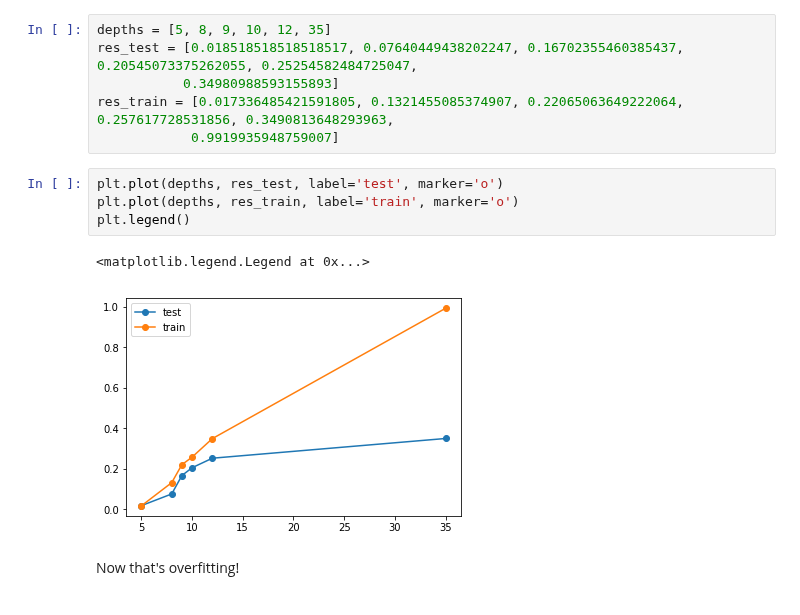
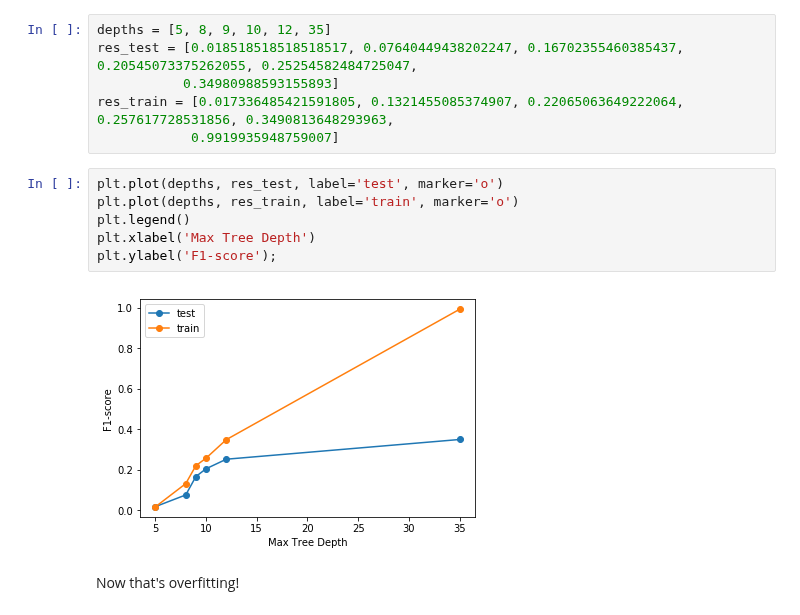
Before and after one commit to kbfreder/phishing-urls, a Jupyter notebook: notebooks/05-model_tuning.ipynb, the cells around one changed output. Drawn from its saved outputs; the diff is of its cells as text.

```diff
--- a/notebooks/05-model_tuning.ipynb
+++ b/notebooks/05-model_tuning.ipynb
@@ -352,10 +353,11 @@ res_train = [0.017336485421591805, 0.1321455085374907, 0.22065063649222064, 0.25
 # %%
 plt.plot(depths, res_test, label='test', marker='o')
 plt.plot(depths, res_train, label='train', marker='o')
 plt.legend()
+plt.xlabel('Max Tree Depth')
+plt.ylabel('F1-score');
 # %% [output]
-<matplotlib.legend.Legend at 0x...>
-[figure, old version]
+[figure, new version]
 # %% [markdown]
 Now that's overfitting!
 # %% [markdown]
```
Also changed, not shown: parts of 3 cells of this notebook, 6 other files.
